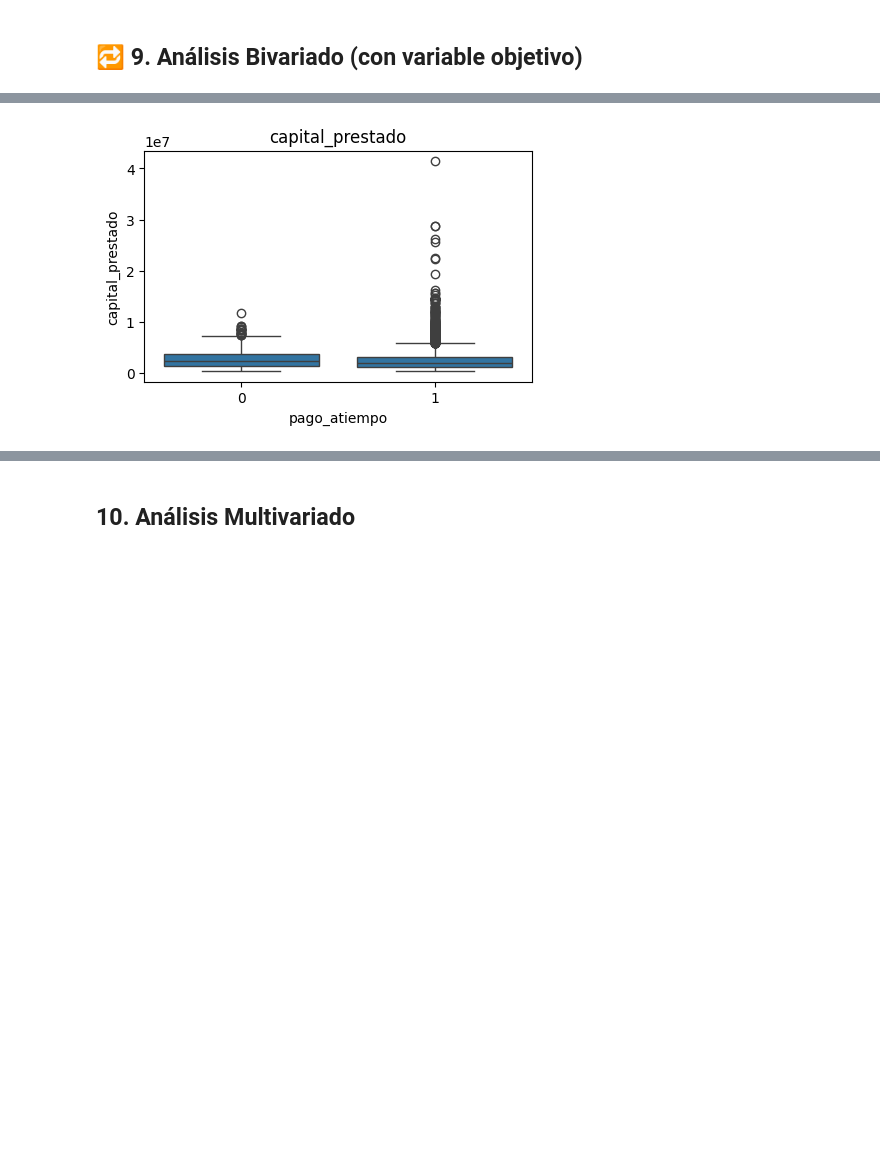
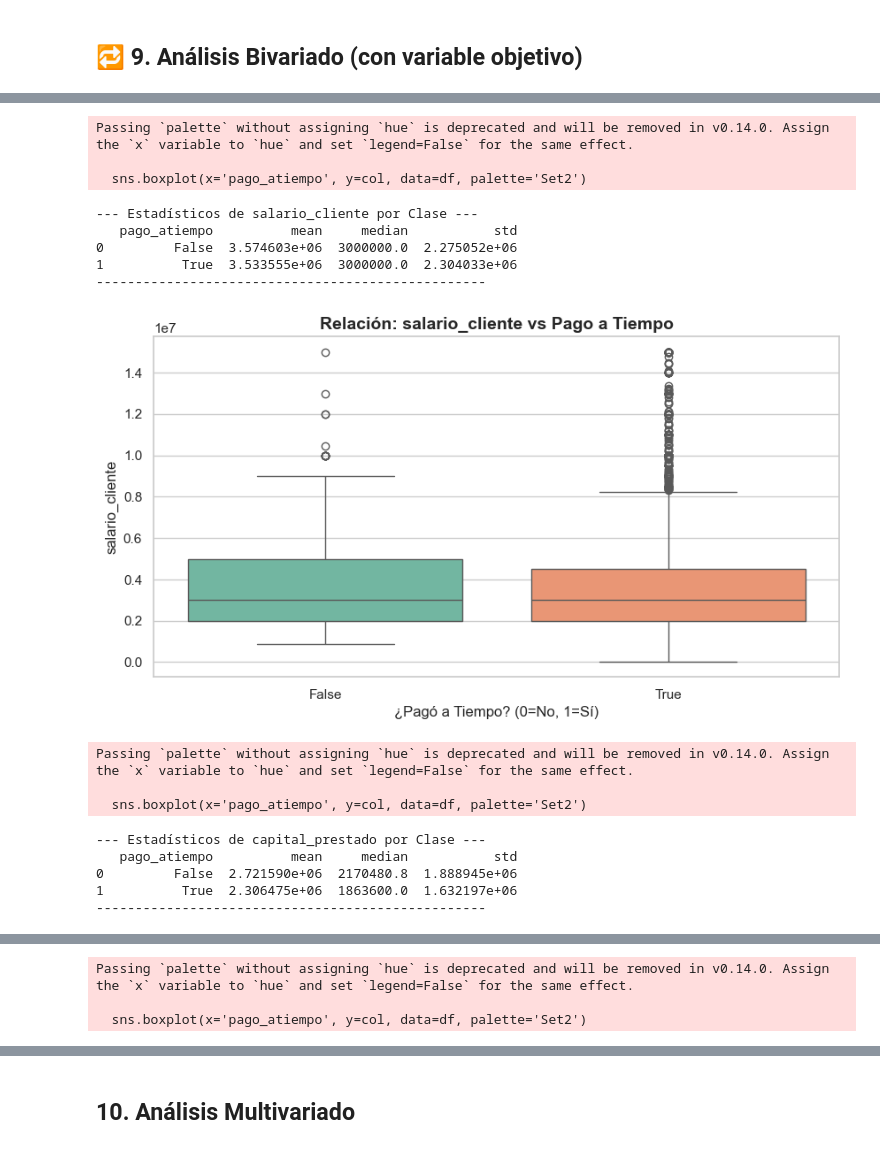
Before and after one commit to federico1809/PI_Modulo5_MLOps, a Jupyter notebook: mlops_pipeline/src/comprension_eda.ipynb, the cells around one changed output, grey strips where cells are left out. Drawn from its saved outputs; the diff is of its cells as text; code cells hidden in the pictures; blank space fills up the shorter version.

```diff
--- a/mlops_pipeline/src/comprension_eda.ipynb
+++ b/mlops_pipeline/src/comprension_eda.ipynb
@@ -279,5 +449,0 @@ Detectar outliers potenciales.
-# %%
-cat_cols = df.select_dtypes(include="category").columns
-
-for col in cat_cols:
-    display(df[col].value_counts())
@@ -348,7 +449,0 @@ df[df['tendencia_ingresos_norm'] == "Desconocido"]['tendencia_ingresos'].unique(
-# %%
-for col in cat_cols:
-    plt.figure(figsize=(5,3))
-    sns.countplot(x=df[col])
-    plt.xticks(rotation=45)
-    plt.title(col)
-    plt.show()
@@ -373,8 +450,2 @@ Será necesario realizar una etapa de estandarización de textos (normalización
-# %%
-df["tendencia_ingresos"] = (
-    df["tendencia_ingresos"]
-    .str.lower()
-    .str.strip()
-)
 # %% [markdown]
 ## 🔁 9. Análisis Bivariado (con variable objetivo)
@@ -383,8 +452,57 @@ df["tendencia_ingresos"] = (
 # %%
-for col in num_cols:
-    plt.figure(figsize=(5,3))
-    sns.boxplot(x="pago_atiempo", y=col, data=df)
-    plt.title(col)
+# Definimos las variables que sospechamos tienen más impacto
+num_features = ['salario_cliente', 'capital_prestado', 'puntaje_datacredito', 'edad_cliente']
+cat_features = ['tipo_credito', 'tipo_laboral']
+
+# --- A. NUMÉRICAS VS TARGET (Boxplots y KDE) ---
+for col in num_features:
+    plt.figure(figsize=(10, 5))
+
+    # Boxplot para ver diferencias en medianas y dispersión por clase
+    sns.boxplot(x='pago_atiempo', y=col, data=df, palette='Set2')
+
+    plt.title(f'Relación: {col} vs Pago a Tiempo', fontsize=14, fontweight='bold')
+    plt.xlabel('¿Pagó a Tiempo? (0=No, 1=Sí)')
+
+    # Análisis estadístico rápido por grupo
+    resumen = df.groupby('pago_atiempo')[col].agg(['mean', 'median', 'std']).reset_index()
+    print(f"\n--- Estadísticos de {col} por Clase ---")
+    print(resumen)
+    print("-" * 50)
     plt.show()
+
+# --- B. CATEGÓRICAS VS TARGET (Tablas cruzadas normalizadas) ---
+for col in cat_features:
+    # Tabla cruzada con porcentajes (proporción de pago por categoría)
+    ct = pd.crosstab(df[col], df['pago_atiempo'], normalize='index')
+
+    # Gráfico de barras apiladas al 100%
+    ct.plot(kind='bar', stacked=True, figsize=(10, 5), color=['#e74c3c', '#2ecc71'])
+
+    plt.title(f'Proporción de pago a Tiempo por {col}', fontsize=14, fontweight='bold')
+    plt.ylabel('Proporción (0 a 1)')
+    plt.legend(title='Pago a Tiempo', labels=['No (0)', 'Sí (1)'], loc='upper right')
+    plt.xticks(rotation=45)
+
+    print(f"\n--- Probabilidad de Pago por {col} ---")
+    print(ct)
+    print("-" * 50)
+    plt.show()
 # %% [output]
+Passing `palette` without assigning `hue` is deprecated and will be removed in v0.14.0. Assign the `x` variable to `hue` and set `legend=False` for the same effect.
+
+  sns.boxplot(x='pago_atiempo', y=col, data=df, palette='Set2')
+--- Estadísticos de salario_cliente por Clase ---
+   pago_atiempo          mean     median           std
+0         False  3.574603e+06  3000000.0  2.275052e+06
+1          True  3.533555e+06  3000000.0  2.304033e+06
+--------------------------------------------------
-[figure, old version]
+[figure, new version]
+Passing `palette` without assigning `hue` is deprecated and will be removed in v0.14.0. Assign the `x` variable to `hue` and set `legend=False` for the same effect.
+
+  sns.boxplot(x='pago_atiempo', y=col, data=df, palette='Set2')
+--- Estadísticos de capital_prestado por Clase ---
+   pago_atiempo          mean     median           std
+0         False  2.721590e+06  2170480.8  1.888945e+06
+1          True  2.306475e+06  1863600.0  1.632197e+06
+--------------------------------------------------
@@ -391,0 +510,3 @@ for col in num_cols:
+Passing `palette` without assigning `hue` is deprecated and will be removed in v0.14.0. Assign the `x` variable to `hue` and set `legend=False` for the same effect.
+
+  sns.boxplot(x='pago_atiempo', y=col, data=df, palette='Set2')
```
Also changed, not shown: parts of 42 cells of this notebook.
